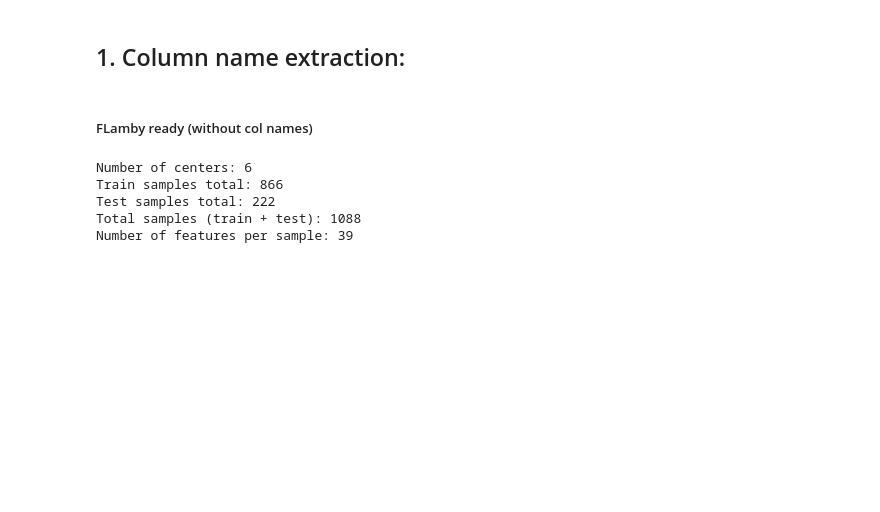
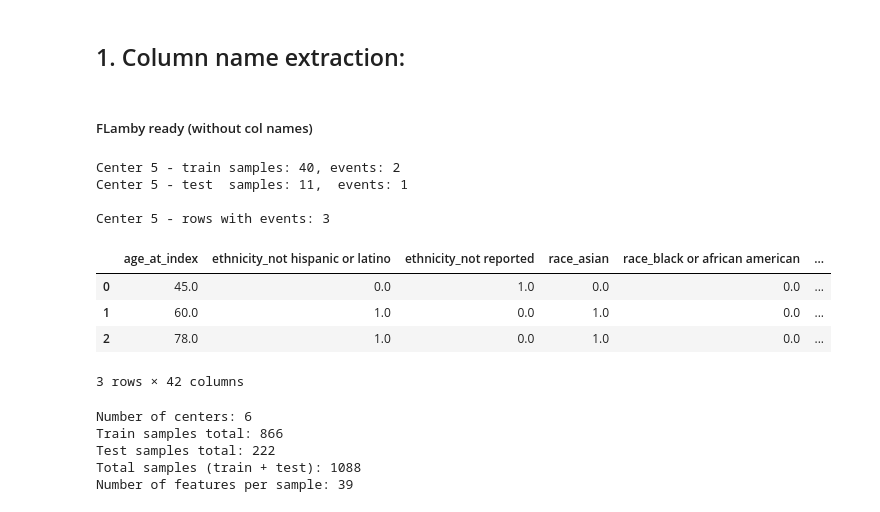
Before and after one commit to nataliamorenob/Survival-Models-in-Federated-Healthcare-Settings, a Jupyter notebook: DataExploration/dataset_exploration.ipynb, the cells around one changed output. Saved outputs shown, nothing was run; the diff lists cells and outputs as text; code cells hidden in the pictures; blank space fills up the shorter version.

```diff
--- a/DataExploration/dataset_exploration.ipynb
+++ b/DataExploration/dataset_exploration.ipynb
@@ -36,6 +36,76 @@ from flamby.datasets.fed_tcga_brca import FedTcgaBrca
 ## 1. Column name extraction:
 # %% [markdown]
 ##### FLamby ready (without col names)
+# %%
+from flamby.datasets.fed_tcga_brca import FedTcgaBrca
+import pandas as pd
+import os
+
+# Load center 5 datasets
+train_ds = FedTcgaBrca(center=5, train=True)
+test_ds  = FedTcgaBrca(center=5, train=False)
+
+# Count events (y[0] is event)
+train_events = sum(int(y.numpy()[0]) for _, y in train_ds)
+test_events  = sum(int(y.numpy()[0]) for _, y in test_ds)
+
+#print(f"Center 5 - train samples: {len(train_ds)}, events: {train_events}")
+# Load center 5 datasets
+train_ds = FedTcgaBrca(center=5, train=True)
+test_ds  = FedTcgaBrca(center=5, train=False)
+
+# Count events (y[0] is event)
+train_events = sum(int(y.numpy()[0]) for _, y in train_ds)
+test_events  = sum(int(y.numpy()[0]) for _, y in test_ds)
+
+print(f"Center 5 - train samples: {len(train_ds)}, events: {train_events}")
+print(f"Center 5 - test  samples: {len(test_ds)},  events: {test_events}")
+
+# Print rows (samples) from center 5 that had events (event == 1)
+
+rows = []
+for split_name, ds in [("train", train_ds), ("test", test_ds)]:
+    for X, y in ds:
+        feat = X.numpy().tolist()
+        ev, t = int(y.numpy()[0]), float(y.numpy()[1])
+        rows.append({"features": feat, "event": ev, "time": t, "split": split_name})
+
+if not rows:
+    print("No samples found for center 5.")
+else:
+    # Try to get human-readable feature names from brca.csv, otherwise use generic names
+    try:
+        csv_path = os.path.join(
+            os.path.dirname(__import__('flamby').__file__),
+            "datasets/fed_tcga_brca/brca.csv"
+        )
+        df_full = pd.read_csv(csv_path)
+        feature_names = df_full.columns[1:40].tolist()  # columns 1:40 are features
+    except Exception:
+        feature_names = [f"feature_{i}" for i in range(len(rows[0]["features"]))]
+
+    # Build DataFrame
+    records = []
+    for r in rows:
+        rec = {feature_names[i]: r["features"][i] for i in range(len(r["features"]))}
+        rec.update({"event": r["event"], "time": r["time"], "split": r["split"]})
+        records.append(rec)
+
+    df_center5 = pd.DataFrame.from_records(records)
+
+    df_events = df_center5[df_center5["event"] == 1].reset_index(drop=True)
+    print(f"\nCenter 5 - rows with events: {len(df_events)}")
+    display(df_events)  # in Jupyter this will render nicely
+# %% [output]
+Center 5 - train samples: 40, events: 2
+Center 5 - test  samples: 11,  events: 1
+
+Center 5 - rows with events: 3
+|  | age_at_index | ethnicity_not hispanic or latino | ethnicity_not reported | race_asian | race_black or african american | ... |
+| 0 | 45.0 | 0.0 | 1.0 | 0.0 | 0.0 | ... |
+| 1 | 60.0 | 1.0 | 0.0 | 1.0 | 0.0 | ... |
+| 2 | 78.0 | 1.0 | 0.0 | 1.0 | 0.0 | ... |
+3 rows × 42 columns
 # %%
 from flamby.datasets.fed_tcga_brca import FedTcgaBrca
 
```
Also changed, not shown: 5 other files.
